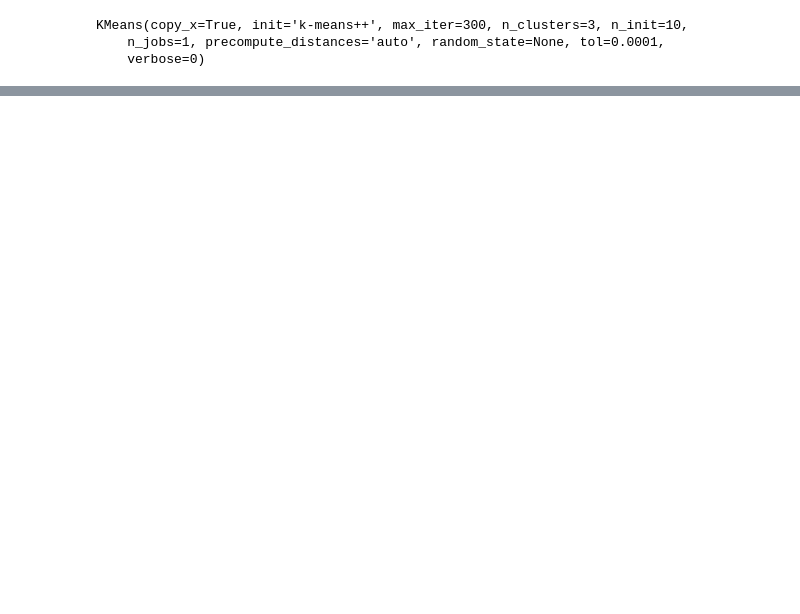
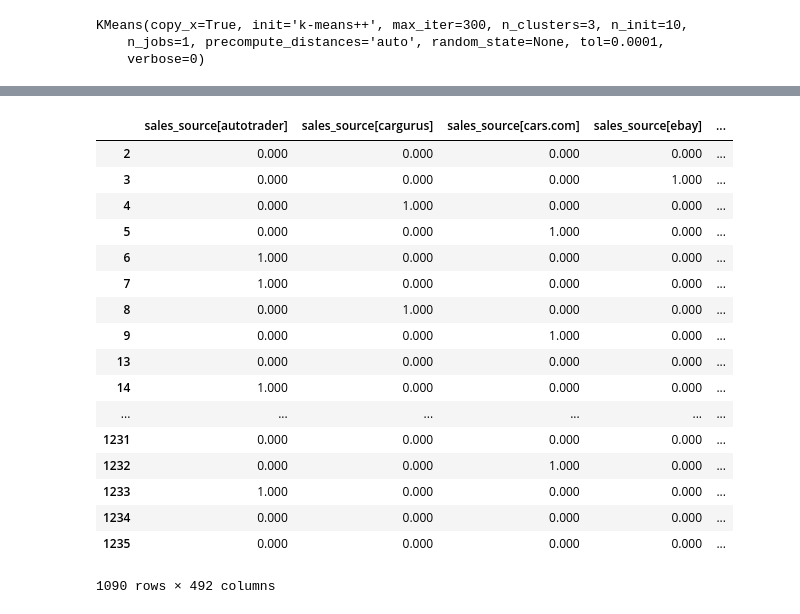
Before and after one commit to leepxy/Lee_D_DAT24_Final, a Jupyter notebook: Final_Project_DLee.ipynb, the cells around one changed output, grey strips where cells are left out. Drawn from its saved outputs; the diff is of its cells as text; code cells hidden in the pictures; blank space fills up the shorter version.

```diff
--- a/Final_Project_DLee.ipynb
+++ b/Final_Project_DLee.ipynb
@@ -716 +691,22 @@ kmeans_data.segments.value_counts()
 dtype: int64
+# %%
+kmeans_data[kmeans_data.segments==2]
+# %% [output]
+|  | sales_source[autotrader] | sales_source[cargurus] | sales_source[cars.com] | sales_source[ebay] | ... |
+| 2 | 0.000 | 0.000 | 0.000 | 0.000 | ... |
+| 3 | 0.000 | 0.000 | 0.000 | 1.000 | ... |
+| 4 | 0.000 | 1.000 | 0.000 | 0.000 | ... |
+| 5 | 0.000 | 0.000 | 1.000 | 0.000 | ... |
+| 6 | 1.000 | 0.000 | 0.000 | 0.000 | ... |
+| 7 | 1.000 | 0.000 | 0.000 | 0.000 | ... |
+| 8 | 0.000 | 1.000 | 0.000 | 0.000 | ... |
+| 9 | 0.000 | 0.000 | 1.000 | 0.000 | ... |
+| 13 | 0.000 | 0.000 | 0.000 | 0.000 | ... |
+| 14 | 1.000 | 0.000 | 0.000 | 0.000 | ... |
+| ... | ... | ... | ... | ... | ... |
+| 1231 | 0.000 | 0.000 | 0.000 | 0.000 | ... |
+| 1232 | 0.000 | 0.000 | 1.000 | 0.000 | ... |
+| 1233 | 1.000 | 0.000 | 0.000 | 0.000 | ... |
+| 1234 | 0.000 | 0.000 | 0.000 | 0.000 | ... |
+| 1235 | 0.000 | 0.000 | 0.000 | 0.000 | ... |
+1090 rows × 492 columns
```
Also changed, not shown: parts of 46 cells of this notebook.
